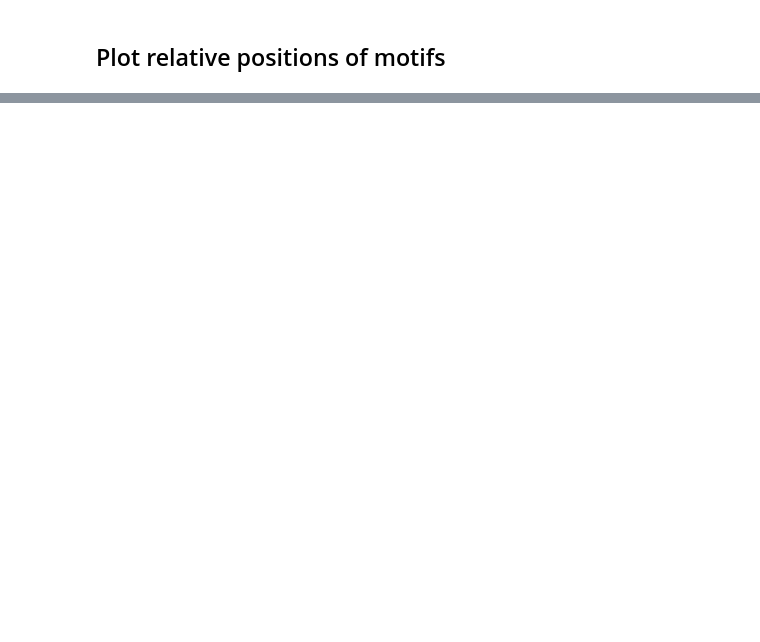
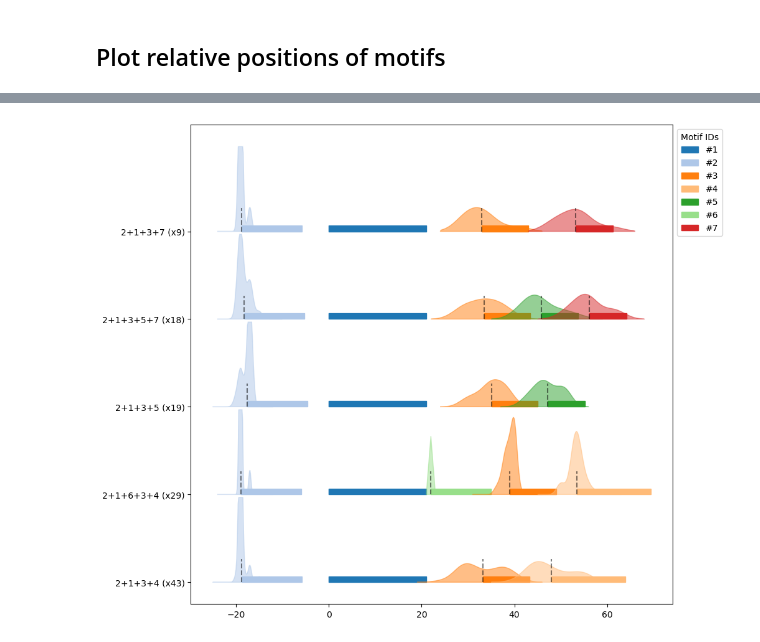
Before and after one commit to Delft-iGEM/utp-sequence-analysis, a Jupyter notebook: motifs.ipynb, the cells around one changed output, grey strips where cells are left out. Drawn from its saved outputs; the diff is of its cells as text; code cells hidden in the pictures; blank space fills up the shorter version.

```diff
--- a/motifs.ipynb
+++ b/motifs.ipynb
@@ -181,0 +216,75 @@ best_matches
+# %%
+# Draw the most common motif combinations
+top_n = 5
+most_common_combinations = sorted(motif_combination_counts.keys(), key=lambda comb: motif_combination_counts[comb], reverse=True)
+most_common_combinations = most_common_combinations[:top_n]
+
+cmap = matplotlib.colormaps["tab20"]
+fig = plt.figure(figsize=(10, 10))
+ax = fig.add_subplot(111)
+
+
+motif_seqs = {tag.attrib["id"]: tag.attrib["name"] for tag in meme_xml.findall('.//motif')}
+motif_names = sorted(list(set(( m for m in motif_seqs.keys()  ))), key=lambda motif: int(motif.split("_")[1]))
+
+yh = 1.5
+for base_y, comb in enumerate(most_common_combinations):
+    base_y *= yh
+    # comb_name = "+".join(comb)
+    # comb_count = motif_combinations[comb]
+
+    comb_occurances = [ motifs for _, motifs in sequences.items() if tuple([motif["motif_id"] for motif in motifs]) == comb ]
+    relative_positions = defaultdict(list)
+    for motifs in comb_occurances:
+        motif1 = next((motif for motif in motifs if motif["motif_id"] == "motif_1"), None)
+        assert motif1 is not None, "Motif 1 not found"
+        for motif in motifs:
+            if motif["motif_id"] == "motif_1":
+                continue
+            rel_pos = int(motif["position"]) - int(motif1["position"])
+            relative_positions[motif["motif_id"]].append(rel_pos)
+    relative_positions = dict(relative_positions)
+
+    # ax.hlins(base_y, 0, 1000, color="black", alpha=0.5)
+
+    for motif in comb:
+        w = len(motif_seqs[motif])
+        if motif in relative_positions:
+            rel_pos = np.array(relative_positions[motif])
+            mean_pos = np.mean(rel_pos)
+
+            motif_idx = motif_names.index(motif)
+            rect = plt.Rectangle((mean_pos, base_y), width=w, height=0.1, color=cmap(motif_idx), label=motif)
+            ax.add_patch(rect)
+
+            ax.vlines(mean_pos, base_y, base_y + 0.4, color="black", linestyle="--", alpha=0.5)
+
+            if np.all(rel_pos == rel_pos[0]):
+                x = np.array([rel_pos[0] - 1, rel_pos[0], rel_pos[0] + 1])
+                y = np.array([0, 1, 0])
+            else:
+                x = np.linspace(min(rel_pos) - 5, max(rel_pos) + 5, 100)
+                kde = gaussian_kde(rel_pos)
+                y = kde(x) * 4
+                y = np.clip(y, 0, yh-0.05)
+                y[0] = 0
+                y[-1] = 0
+            ax.fill(x, base_y + y, color=cmap(motif_idx), alpha=0.5, label=motif)
+        else:
+            rect = plt.Rectangle((0, base_y), width=w, height=0.1, color=cmap(0), label=motif)
+            ax.add_patch(rect)
+
+
+y_ticks = [ f"{'+'.join([m.split("_")[1] for m in comb])} (x{motif_combination_counts[comb]})" for comb in most_common_combinations ]
+ax.set_yticks(np.arange(0, len(most_common_combinations) * yh, yh))
+ax.set_yticklabels(y_ticks)
+
+handles, labels = ax.get_legend_handles_labels()
+unique = [(h, l) for i, (h, l) in enumerate(zip(handles, labels)) if l not in labels[:i]]
+unique = sorted(unique, key=lambda x: int(x[1].split("_")[1]))
+unique = [(h, f"#{m.split('_')[1]}") for h, m in unique]
+ax.legend(*zip(*unique), title="Motif IDs", bbox_to_anchor=(1, 1), loc="upper left")
+
+plt.show()
+# %% [output]
+[figure, added]
```
Also changed, not shown: parts of 21 cells of this notebook, 10 other files.
